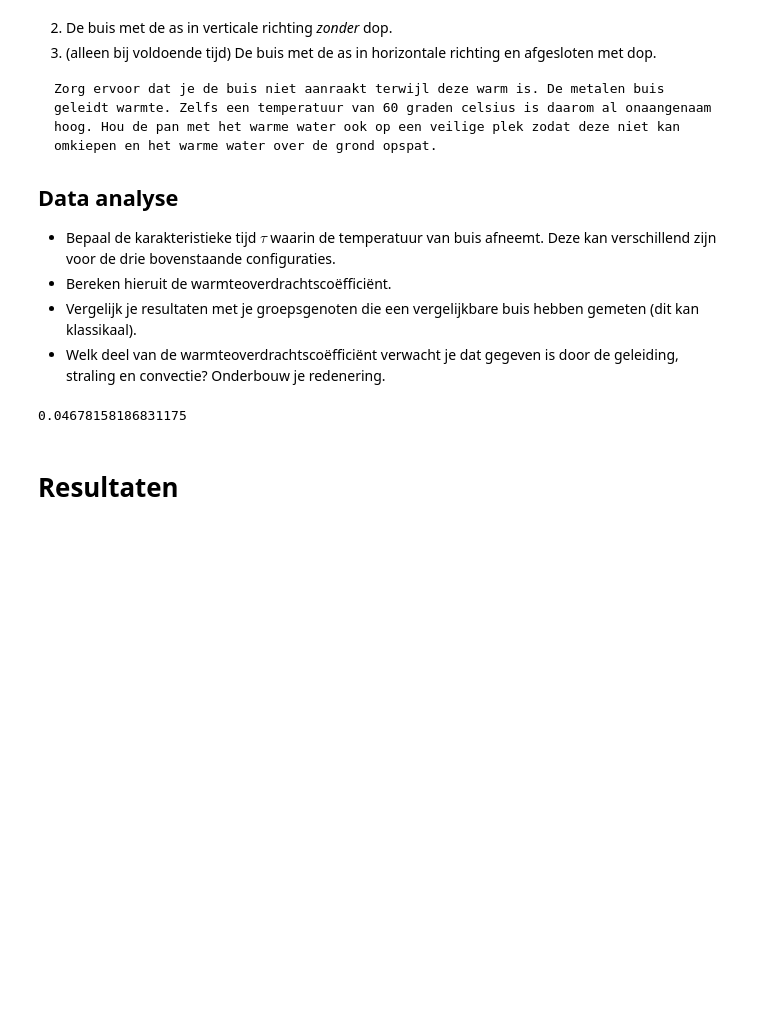
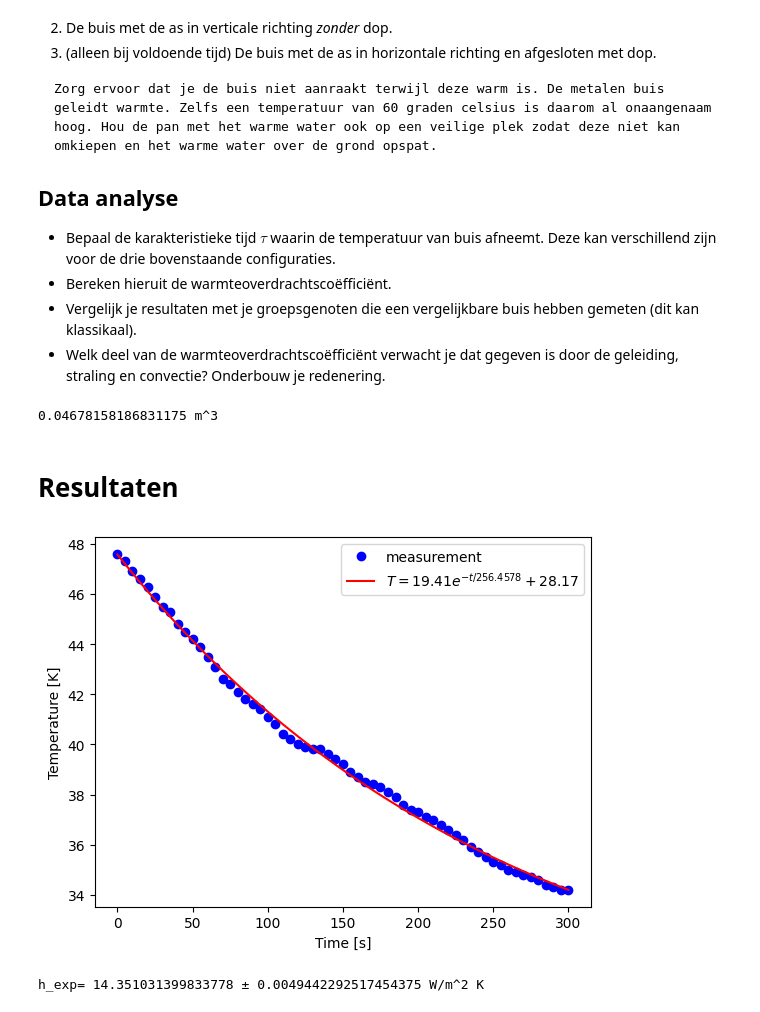
Before and after one commit to yaeljawahierkhan/21, a Jupyter notebook: Content/Labs/koelbuis.ipynb, the cells around one changed output. Drawn from its saved outputs; the diff is of its cells as text; code cells hidden in the pictures; blank space fills up the shorter version.

```diff
--- a/Content/Labs/koelbuis.ipynb
+++ b/Content/Labs/koelbuis.ipynb
@@ -194,56 +194,70 @@ Opp_rand = 2* ((0.5 * D_tot)**2 *np.pi - (0.5 * D_bin)**2 * np.pi)
 
 Opp_tot = Opp_bin + Opp_buiten + Opp_rand
 
+r_bin = D_bin / 2
+r_tot = D_tot / 2
+
+V_wand = np.pi * h * (r_tot**2 - r_bin**2)
+
 print(Opp_tot,"m^3")
 
 T_0 = 23.1 + 273.15
 # %% [output]
-0.04678158186831175
+0.04678158186831175 m^3
 # %% [markdown]
 # Resultaten
 # %%
-# Hier de data en de analyse
-
 import numpy as np
 import matplotlib.pyplot as plt
 from scipy.optimize import curve_fit
+
+# data experiment met dop
+data = np.loadtxt("Metingenbuistemp.csv", delimiter = ";", skiprows = 1 )
+time = data[:,0]
+temp_v_mdop = data[:,1]
+p = 2700         #kg/m^3 #dichtheid van aluminium
+c = 880          # 880 J/(kg K) # soortelijke dichtheid aluminium
+
 
 def exp_func(t, A, tau, T_omg):
     # A is verschiltemperatuur met omgeving aan start
     # tau is de karakteristieke tijd voor de koeling
     # T_omg is de omgevingstemperatuur
     return (A * np.exp(-t/tau) + T_omg)
 
-buitenoppervlak = 0.0 # bepaal zelf in m^2
-warmtecapaciteit = 0.0 # bepaal de warmtecapaciteit in J/K
+buitenoppervlak = Opp_buiten # bepaal zelf in m^2
+warmtecapaciteit = p*V_wand*c# bepaal de warmtecapaciteit in J/K
 
-times = np.array([])
-temps = np.array([])
+times = time
+temps = temp_v_mdop
 
 
 # pas beginwaardes aan naar schatting
 # Het aantal maxfev moet wellicht hoger voor goede convergentie van de waarde
-popt, pocv = curve_fit(exp_func, times, temps, p0=[50, 1000, 20], maxfev=5000)
+A_guess = temp_v_mdop[0] - temp_v_mdop[-1]
+tau_guess = 100
+T_omg_guess = temp_v_mdop[-1]
+p0 = [A_guess,tau_guess,T_omg_guess]
+popt, pocv = curve_fit(exp_func, times, temps, p0=p0, maxfev=5000)
 
 A_exp, tau_exp, T_omg_exp = popt
 
 y_fit = exp_func(times, *popt)
 
 plt.figure()
 plt.xlabel('Time [s]')
 plt.ylabel('Temperature [K]')
-
 plt.plot(times, temps, 'bo', label='measurement')
 plt.plot(times, y_fit, 'r-',
          label='$T = %0.2f e^{-t/%0.4f} + %0.2f$' % (A_exp, tau_exp, T_omg_exp))
-
 plt.legend()
-
 plt.show()
 
 h_exp = (warmtecapaciteit) / (tau_exp * buitenoppervlak)
+u_tau = np.sqrt(pocv[1,1])
+u_h = h_exp/(tau_exp*u_tau)
 
-print(h_exp) # warmteoverdrachtscoëfficiënt in W/m^2 K
-# Sla figuren op met
-#
-# plt.savefig("Figuren/naam.png", dpi=450)
+print("h_exp=",h_exp, "±",u_h,"W/m^2 K") # warmteoverdrachtscoëfficiënt in W/m^2 K
+# %% [output]
+[figure, added]
+h_exp= 14.351031399833778 ± 0.0049442292517454375 W/m^2 K
```
Also changed, not shown: parts of 2 cells of this notebook, 2 other files.
